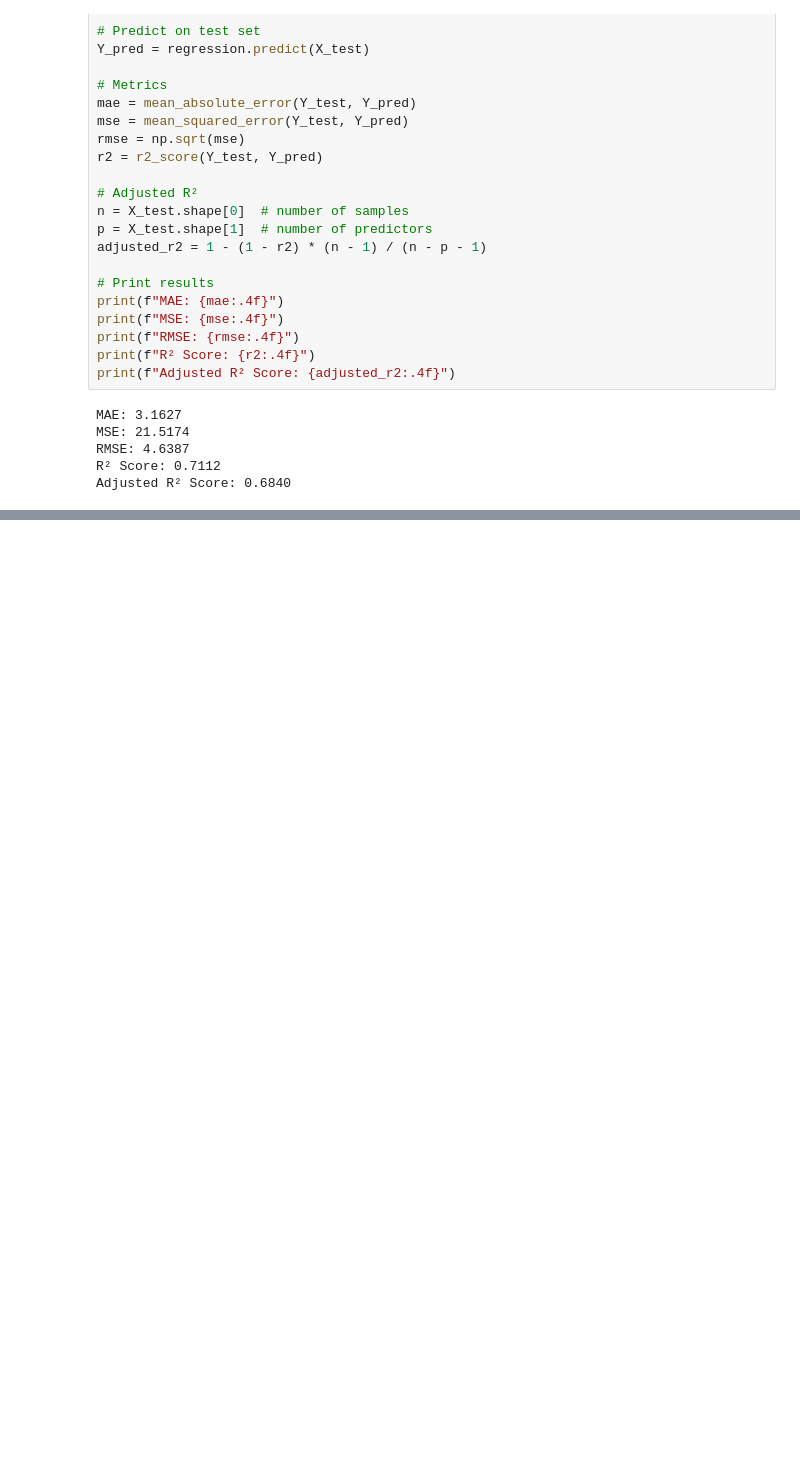
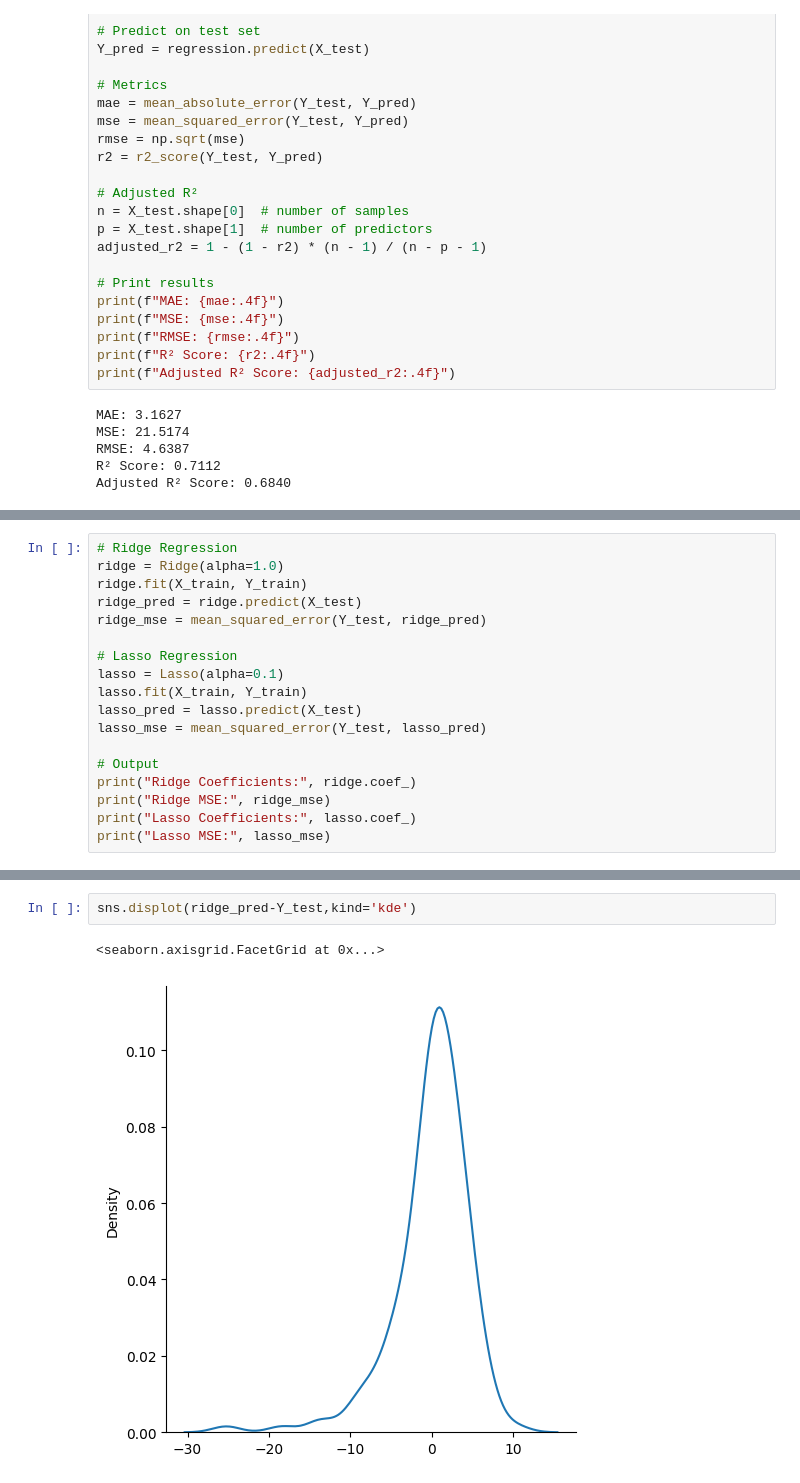
Before and after one commit to md-danishraza/ML, a Jupyter notebook: Practice/LR.ipynb, the cells around one changed output, grey strips where cells are left out. Saved outputs shown, nothing was run; the diff lists cells and outputs as text; blank space fills up the shorter version.

Commit message:
ridge and lasso reg for overfitting

```diff
--- a/Practice/LR.ipynb
+++ b/Practice/LR.ipynb
@@ -250,0 +246,18 @@ Adjusted R² Score: 0.6840
+# %%
+# Ridge Regression
+ridge = Ridge(alpha=1.0)
+ridge.fit(X_train, Y_train)
+ridge_pred = ridge.predict(X_test)
+ridge_mse = mean_squared_error(Y_test, ridge_pred)
+
+# Lasso Regression
+lasso = Lasso(alpha=0.1)
+lasso.fit(X_train, Y_train)
+lasso_pred = lasso.predict(X_test)
+lasso_mse = mean_squared_error(Y_test, lasso_pred)
+
+# Output
+print("Ridge Coefficients:", ridge.coef_)
+print("Ridge MSE:", ridge_mse)
+print("Lasso Coefficients:", lasso.coef_)
+print("Lasso MSE:", lasso_mse)
@@ -250,0 +273,5 @@ Adjusted R² Score: 0.6840
+# %%
+sns.displot(ridge_pred-Y_test,kind='kde')
+# %% [output]
+<seaborn.axisgrid.FacetGrid at 0x...>
+[figure, added]
```
Also changed, not shown: parts of 4 cells of this notebook.
